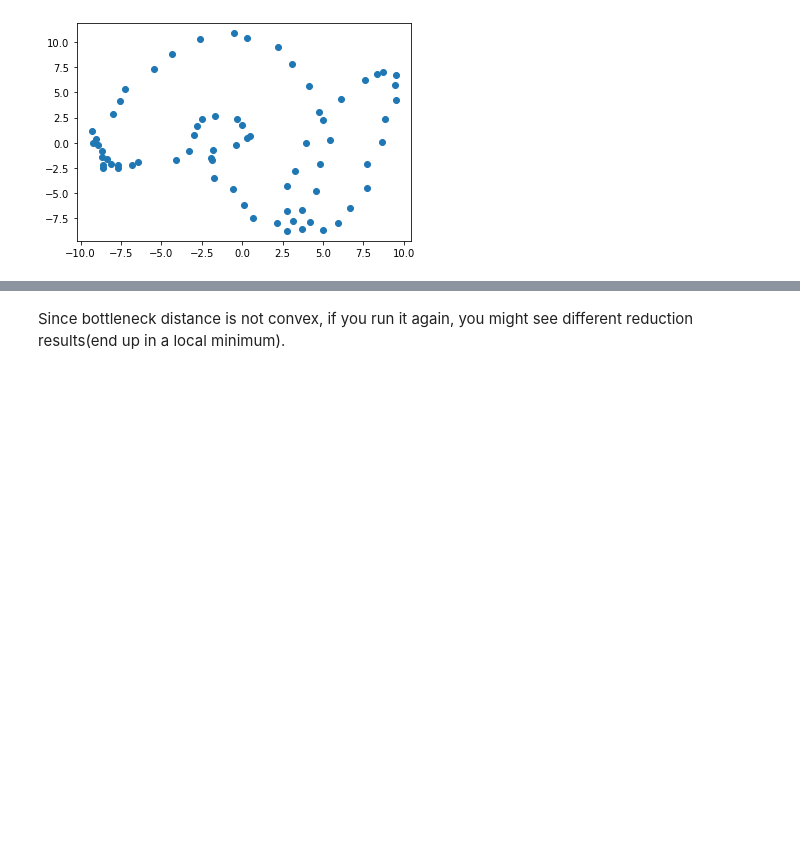
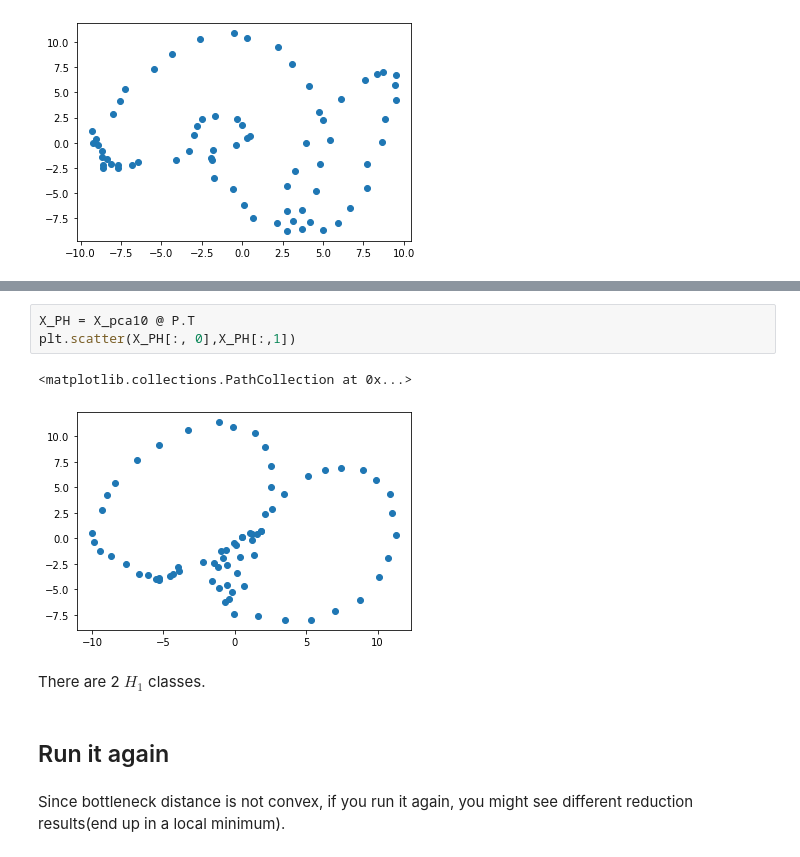
Before and after one commit to CompTop/Interleaving-DR, a Jupyter notebook: ipynb/Demo.ipynb, the cells around one changed output, grey strips where cells are left out. Saved outputs shown, nothing was run; the diff lists cells and outputs as text; blank space fills up the shorter version.

```diff
--- a/ipynb/Demo.ipynb
+++ b/ipynb/Demo.ipynb
@@ -131,3 +153,13 @@ PH_uncert_plot(X_dr, bt_dist*2)
+# %%
+X_PH = X_pca10 @ P.T
+plt.scatter(X_PH[:, 0],X_PH[:,1])
+# %% [output]
+<matplotlib.collections.PathCollection at 0x...>
+[figure, added]
+# %% [markdown]
+There are 2 $H_1$ classes.
+# %% [markdown]
+## Run it again
 # %% [markdown]
 Since bottleneck distance is not convex, if you run it again, you might see different reduction results(end up in a local minimum).
 # %%
```
Also changed, not shown: parts of 13 cells of this notebook, 2 other files.
